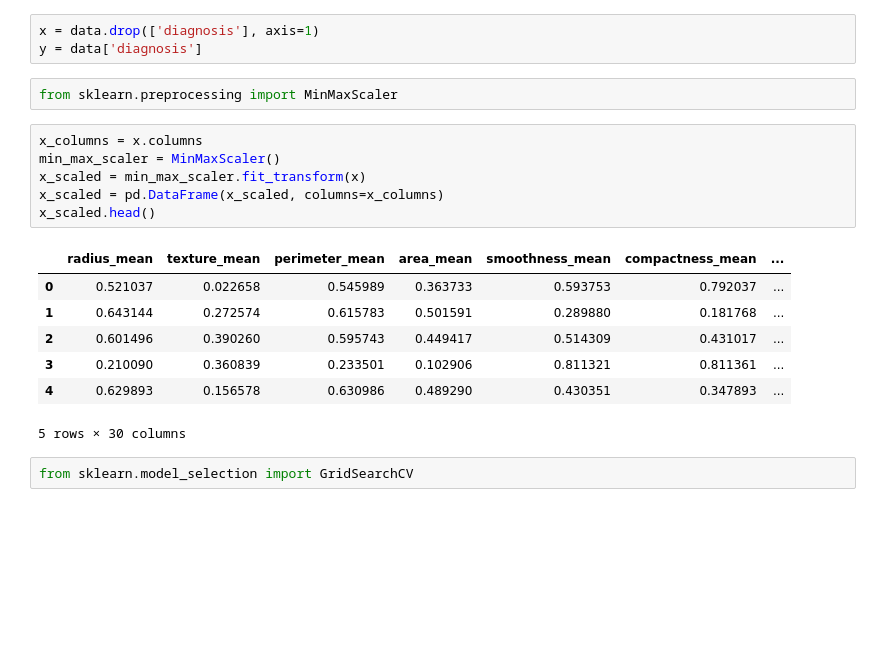
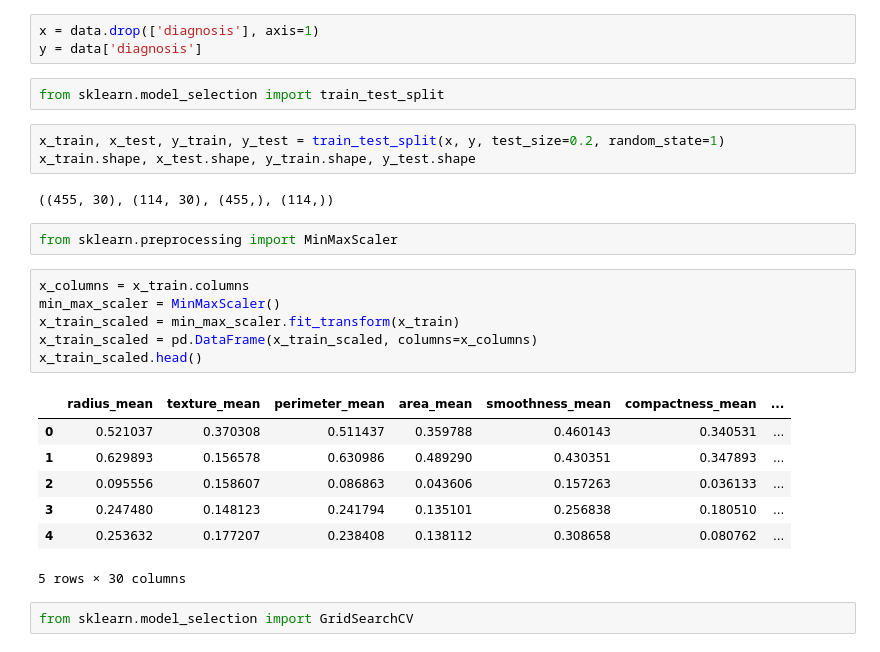
Before and after one commit to Lin-Ian/Breast-Cancer-Wisconsin-Diagnosis, a Jupyter notebook: gridsearch_cv.ipynb, the cells around one changed output. Saved outputs shown, nothing was run; the diff lists cells and outputs as text; blank space fills up the shorter version.

Commit message:
Perform gridsearch_cv only on a training set not the whole dataset

```diff
--- a/gridsearch_cv.ipynb
+++ b/gridsearch_cv.ipynb
@@ -14,21 +14,28 @@ data.head()
 # %%
 x = data.drop(['diagnosis'], axis=1)
 y = data['diagnosis']
+# %%
+from sklearn.model_selection import train_test_split
+# %%
+x_train, x_test, y_train, y_test = train_test_split(x, y, test_size=0.2, random_state=1)
+x_train.shape, x_test.shape, y_train.shape, y_test.shape
+# %% [output]
+((455, 30), (114, 30), (455,), (114,))
 # %%
 from sklearn.preprocessing import MinMaxScaler
 # %%
-x_columns = x.columns
+x_columns = x_train.columns
 min_max_scaler = MinMaxScaler()
-x_scaled = min_max_scaler.fit_transform(x)
-x_scaled = pd.DataFrame(x_scaled, columns=x_columns)
-x_scaled.head()
+x_train_scaled = min_max_scaler.fit_transform(x_train)
+x_train_scaled = pd.DataFrame(x_train_scaled, columns=x_columns)
+x_train_scaled.head()
 # %% [output]
 |  | radius_mean | texture_mean | perimeter_mean | area_mean | smoothness_mean | compactness_mean | ... |
-| 0 | 0.521037 | 0.022658 | 0.545989 | 0.363733 | 0.593753 | 0.792037 | ... |
-| 1 | 0.643144 | 0.272574 | 0.615783 | 0.501591 | 0.289880 | 0.181768 | ... |
-| 2 | 0.601496 | 0.390260 | 0.595743 | 0.449417 | 0.514309 | 0.431017 | ... |
-| 3 | 0.210090 | 0.360839 | 0.233501 | 0.102906 | 0.811321 | 0.811361 | ... |
-| 4 | 0.629893 | 0.156578 | 0.630986 | 0.489290 | 0.430351 | 0.347893 | ... |
+| 0 | 0.521037 | 0.370308 | 0.511437 | 0.359788 | 0.460143 | 0.340531 | ... |
+| 1 | 0.629893 | 0.156578 | 0.630986 | 0.489290 | 0.430351 | 0.347893 | ... |
+| 2 | 0.095556 | 0.158607 | 0.086863 | 0.043606 | 0.157263 | 0.036133 | ... |
+| 3 | 0.247480 | 0.148123 | 0.241794 | 0.135101 | 0.256838 | 0.180510 | ... |
+| 4 | 0.253632 | 0.177207 | 0.238408 | 0.138112 | 0.308658 | 0.080762 | ... |
 5 rows × 30 columns
 # %%
 from sklearn.model_selection import GridSearchCV
```
Also changed, not shown: parts of 9 cells of this notebook.
